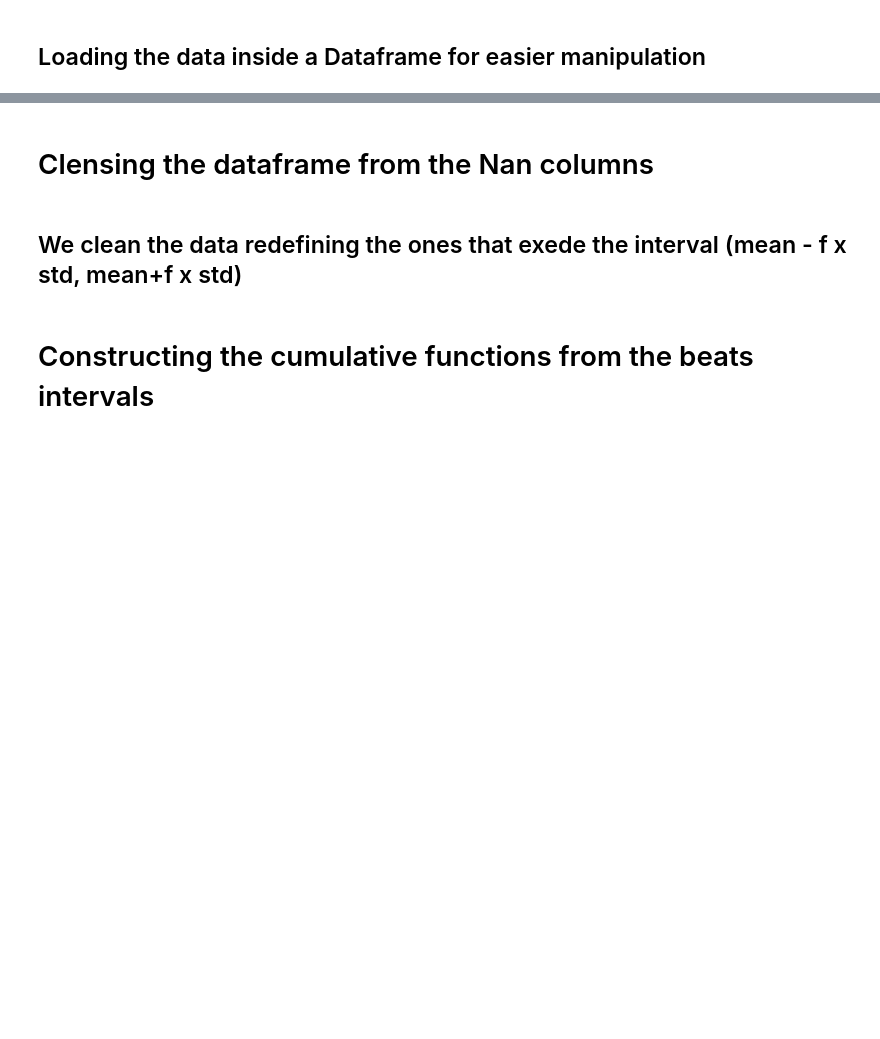
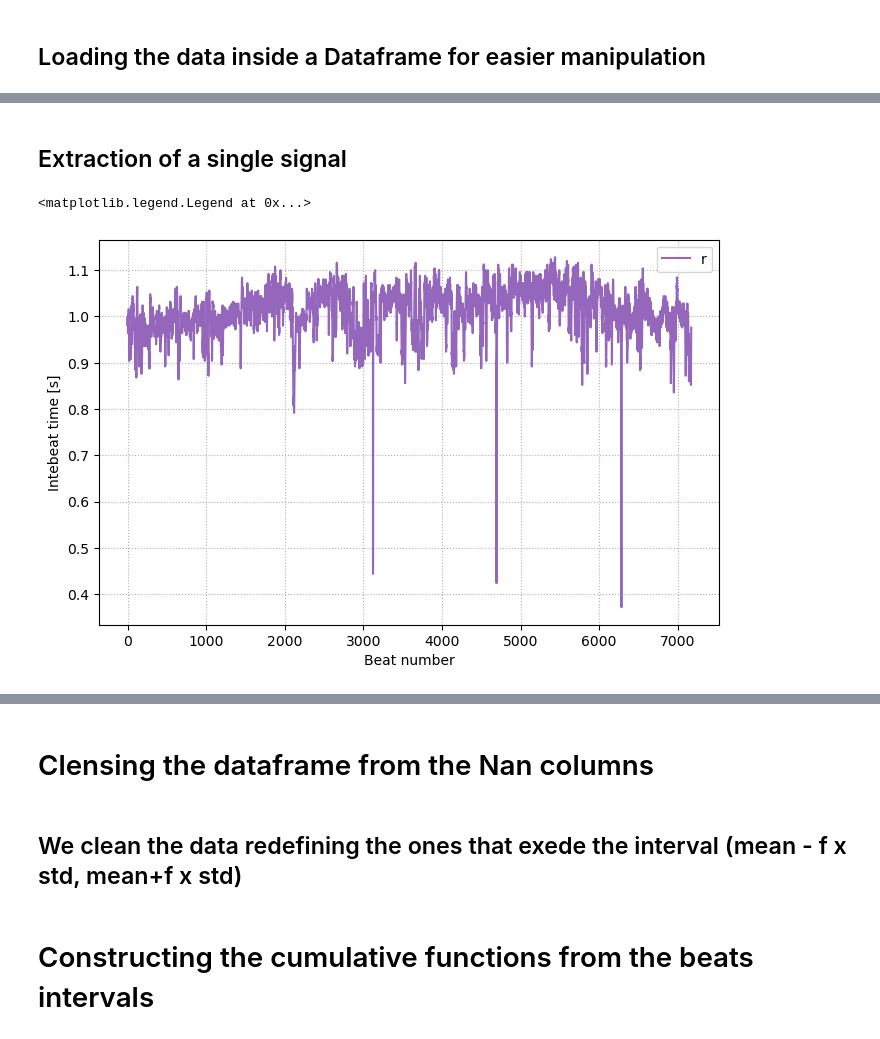
Before and after one commit to threeblueonebrowneyes/Critical-Scale-Invariance-Heart-Rate, a Jupyter notebook: Critical Scale Invariance Presentation.ipynb, the cells around one changed output, grey strips where cells are left out. Cells and saved outputs as stored; diff of their text form; code cells hidden in the pictures; blank space fills up the shorter version.

```diff
--- a/Critical Scale Invariance Presentation.ipynb
+++ b/Critical Scale Invariance Presentation.ipynb
@@ -246,0 +222,15 @@ NameError: name 'pd' is not defined
+# %% [markdown]
+## Extraction of a single signal
+# %%
+column=list(RR_intervals_original.columns)[0]
+RR = pd.read_hdf('RR_intervals_original.hdf', key=key)
+fig = plt.figure(figsize=(8,5))
+plt.plot(RR[column]/250, color=colors[8], label='b(i)')
+plt.grid(linestyle='dotted')
+plt.xlabel('Beat number')
+plt.ylabel('Intebeat time [s]')
+plt.legend('right down')
+#plt.savefig('b_Chfdb.png', bbox_inches='tight')
+# %% [output]
+<matplotlib.legend.Legend at 0x...>
+[figure, added]
```
Also changed, not shown: parts of 26 cells of this notebook, 1 other file.
